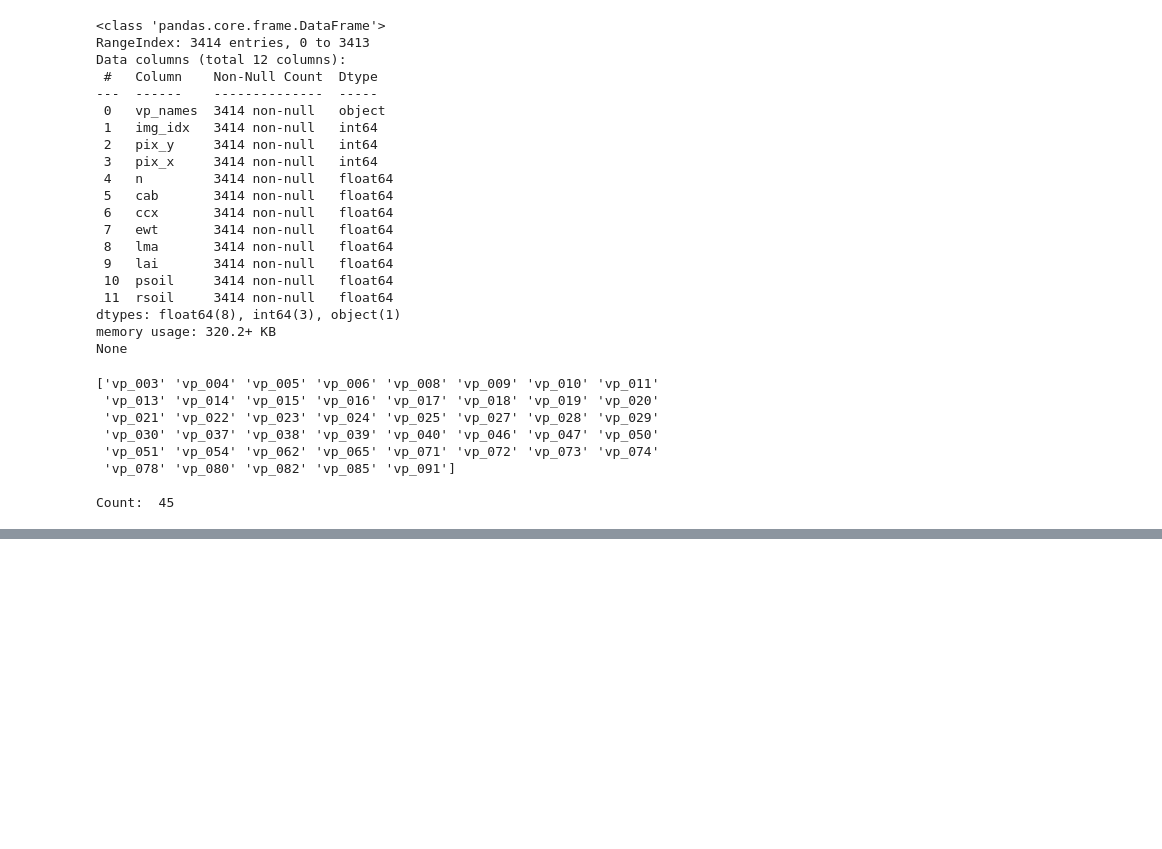
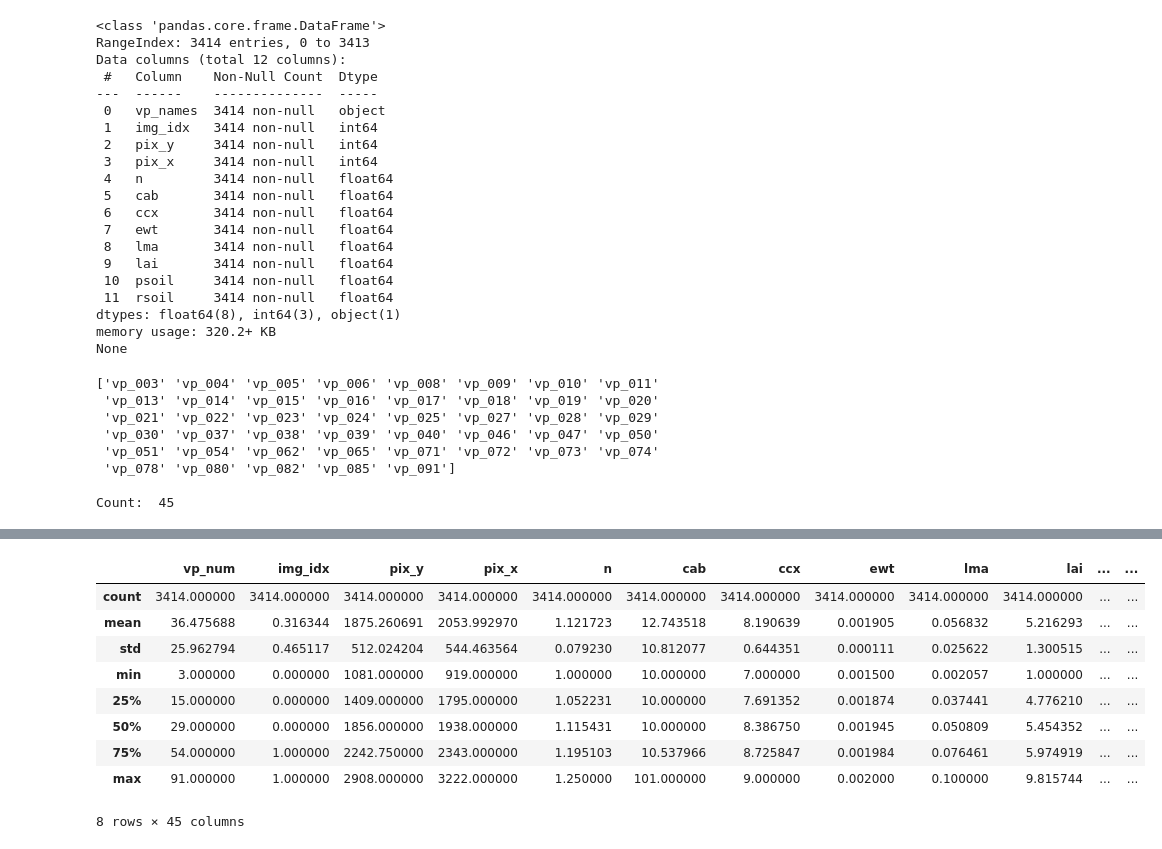
Before and after one commit to hhc9219/hsi_prosail_inversion, a Jupyter notebook: inversion_result_analysis.ipynb, the cells around one changed output, grey strips where cells are left out. Cells and saved outputs as stored; diff of their text form; code cells hidden in the pictures; blank space fills up the shorter version.

```diff
--- a/inversion_result_analysis.ipynb
+++ b/inversion_result_analysis.ipynb
@@ -114,0 +307,15 @@ Count:  45
+# %%
+inv_res_master_merged_stats_hog_island_2019 = merged_df.describe()
+inv_res_master_merged_stats_hog_island_2019.to_csv(PROCESSED_FOLDER / "inv_res_master_merged_stats_hog_island_2019.csv")
+inv_res_master_merged_stats_hog_island_2019
+# %% [output]
+|  | vp_num | img_idx | pix_y | pix_x | n | cab | ccx | ewt | lma | lai | ... | ... |
+| count | 3414.000000 | 3414.000000 | 3414.000000 | 3414.000000 | 3414.000000 | 3414.000000 | 3414.000000 | 3414.000000 | 3414.000000 | 3414.000000 | ... | ... |
+| mean | 36.475688 | 0.316344 | 1875.260691 | 2053.992970 | 1.121723 | 12.743518 | 8.190639 | 0.001905 | 0.056832 | 5.216293 | ... | ... |
+| std | 25.962794 | 0.465117 | 512.024204 | 544.463564 | 0.079230 | 10.812077 | 0.644351 | 0.000111 | 0.025622 | 1.300515 | ... | ... |
+| min | 3.000000 | 0.000000 | 1081.000000 | 919.000000 | 1.000000 | 10.000000 | 7.000000 | 0.001500 | 0.002057 | 1.000000 | ... | ... |
+| 25% | 15.000000 | 0.000000 | 1409.000000 | 1795.000000 | 1.052231 | 10.000000 | 7.691352 | 0.001874 | 0.037441 | 4.776210 | ... | ... |
+| 50% | 29.000000 | 0.000000 | 1856.000000 | 1938.000000 | 1.115431 | 10.000000 | 8.386750 | 0.001945 | 0.050809 | 5.454352 | ... | ... |
+| 75% | 54.000000 | 1.000000 | 2242.750000 | 2343.000000 | 1.195103 | 10.537966 | 8.725847 | 0.001984 | 0.076461 | 5.974919 | ... | ... |
+| max | 91.000000 | 1.000000 | 2908.000000 | 3222.000000 | 1.250000 | 101.000000 | 9.000000 | 0.002000 | 0.100000 | 9.815744 | ... | ... |
+8 rows × 45 columns
```
Also changed, not shown: parts of 18 cells of this notebook, 6 other files.
